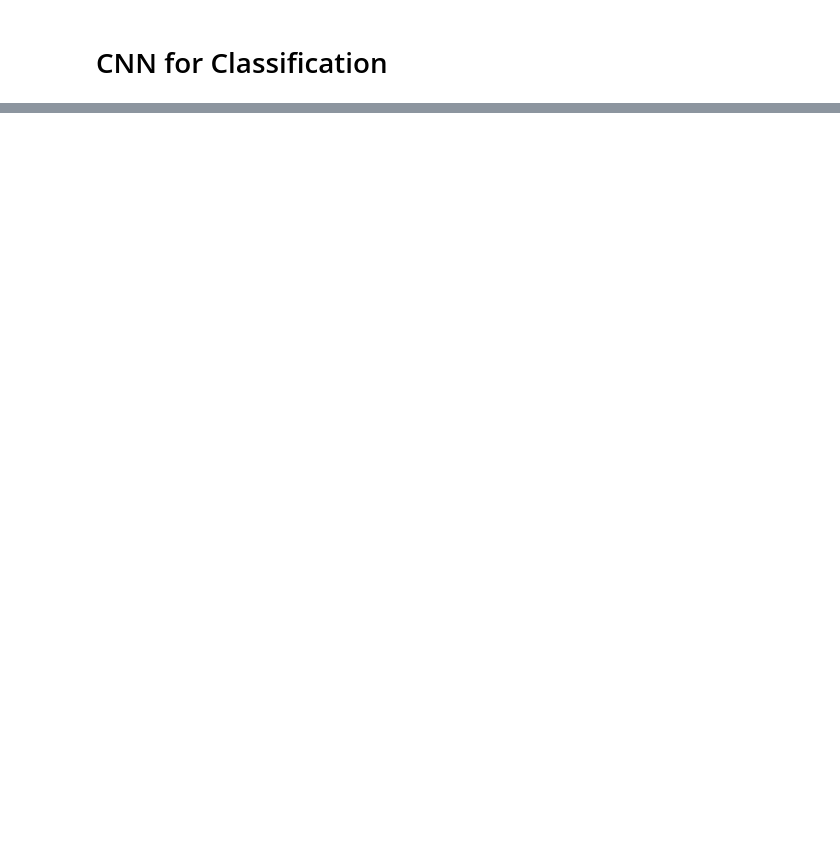
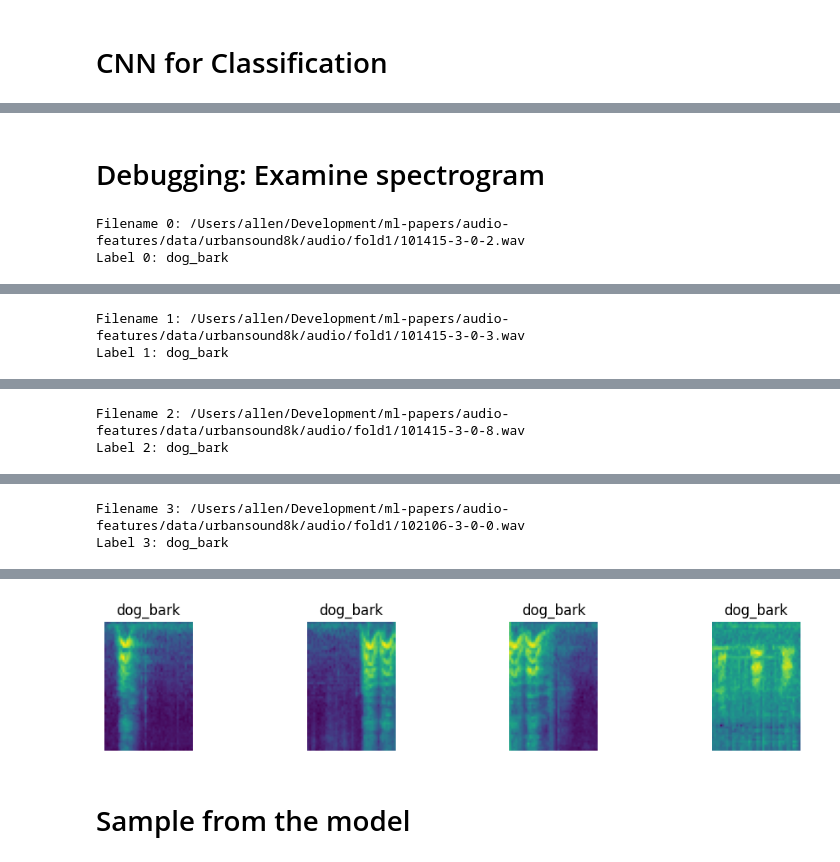
Before and after one commit to allenporter/ml-papers, a Jupyter notebook: audio-features/classifier.ipynb, the cells around one changed output, grey strips where cells are left out. Saved outputs shown, nothing was run; the diff lists cells and outputs as text; code cells hidden in the pictures; blank space fills up the shorter version.

```diff
--- a/audio-features/classifier.ipynb
+++ b/audio-features/classifier.ipynb
@@ -23,4 +23,4 @@ def device_memory_allocated(device) ->float:
         return torch.mps.current_allocated_memory()
     return 0
 
-device = pick_device()
+device = torch.device("cpu") # pick_device()
@@ -94,6 +98,7 @@ mel_spectrogram = T.MelSpectrogram(
 
 
 def transform_item(item: dict) -> dict:
+    """Compute the mel spectrogram and truncate or pad the sample."""
     arr = item['audio']['array']  # numpy array
     audio = torch.tensor(arr, dtype=torch.float32)
     sr = item['audio']['sampling_rate']
@@ -110,11 +115,11 @@ def transform_item(item: dict) -> dict:
     item['tensor'] = mel_spectrogram(audio)
     return item
 # %%
-from datasets import Dataset
+from datasets import Dataset, DatasetDict
 
 CACHE_FILE_PREFIX = f"data/preprocess"
 
-def preprocess_dataset(ds: Dataset, split: str) -> Dataset:
+def preprocess_dataset(ds: Dataset, split: str) -> DatasetDict:
     return ds.map(
         transform_item,
         remove_columns=["audio", "fsID", "start", "end", "fold", "salience"],
@@ -125,7 +130,7 @@ def preprocess_dataset(ds: Dataset, split: str) -> Dataset:
 
 # Preprocess all datasets for 10-fold validation. This takes awhile but doing this
 # up front significantly reduces the amount of data read later. (e.g. result is ~80MB per fold)
-trains_ds = [preprocess_dataset(ds, f"trains-{i}") for i, ds in enumerate(trains)]
-tests_ds = [preprocess_dataset(ds, f"test-{i}") for i, ds in enumerate(tests)]
+trains_ds: list[DatasetDict] = [preprocess_dataset(ds, f"trains-{i}") for i, ds in enumerate(trains)]
+tests_ds: list[DatasetDict] = [preprocess_dataset(ds, f"test-{i}") for i, ds in enumerate(tests)]
 # %%
 # Samples are uniform size: (22k samples/sec) * (1 sec / 512 hops) = 44 frames
@@ -204,0 +410,33 @@ Estimated Total Size (MB): 2.31
+# %% [markdown]
+# Debugging: Examine spectrogram
+# %%
+import matplotlib.pyplot as plt
+from IPython.display import display
+
+
+train0 = trains[0]
+
+start = 0
+nrows, ncols = 1, 4
+fig, axes = plt.subplots(nrows, ncols, figsize=(3*ncols, 2*nrows))
+for i in range(0, ncols):
+    train_item = train0[start + i]
+    audio_filename = train_item['audio']['path']
+    updated_item = transform_item(train_item)
+
+    print(f"Filename {i}: {audio_filename}")
+    label = train_item['class']
+    print(f"Label {i}: {label}")
+    # Inline audio player
+    # display(Audio(audio_filename, rate=sr))
+
+    spectrogram = updated_item['tensor']
+    ax = axes[i]
+    ax.axis('on')
+    ax.set_title(label)
+    ax.axis("off")
+    ax.imshow(spectrogram.log2().detach().numpy())
+plt.show()
+# %% [output]
+Filename 0: /Users/allen/Development/ml-papers/audio-features/data/urbansound8k/audio/fold1/101415-3-0-2.wav
+Label 0: dog_bark
@@ -204,0 +444,2 @@ Estimated Total Size (MB): 2.31
+Filename 1: /Users/allen/Development/ml-papers/audio-features/data/urbansound8k/audio/fold1/101415-3-0-3.wav
+Label 1: dog_bark
@@ -204,0 +447,2 @@ Estimated Total Size (MB): 2.31
+Filename 2: /Users/allen/Development/ml-papers/audio-features/data/urbansound8k/audio/fold1/101415-3-0-8.wav
+Label 2: dog_bark
@@ -204,0 +450,2 @@ Estimated Total Size (MB): 2.31
+Filename 3: /Users/allen/Development/ml-papers/audio-features/data/urbansound8k/audio/fold1/102106-3-0-0.wav
+Label 3: dog_bark
@@ -204,0 +453,3 @@ Estimated Total Size (MB): 2.31
+[figure, added]
+# %% [markdown]
+# Sample from the model
```
Also changed, not shown: parts of 13 cells of this notebook, 1 other file.
